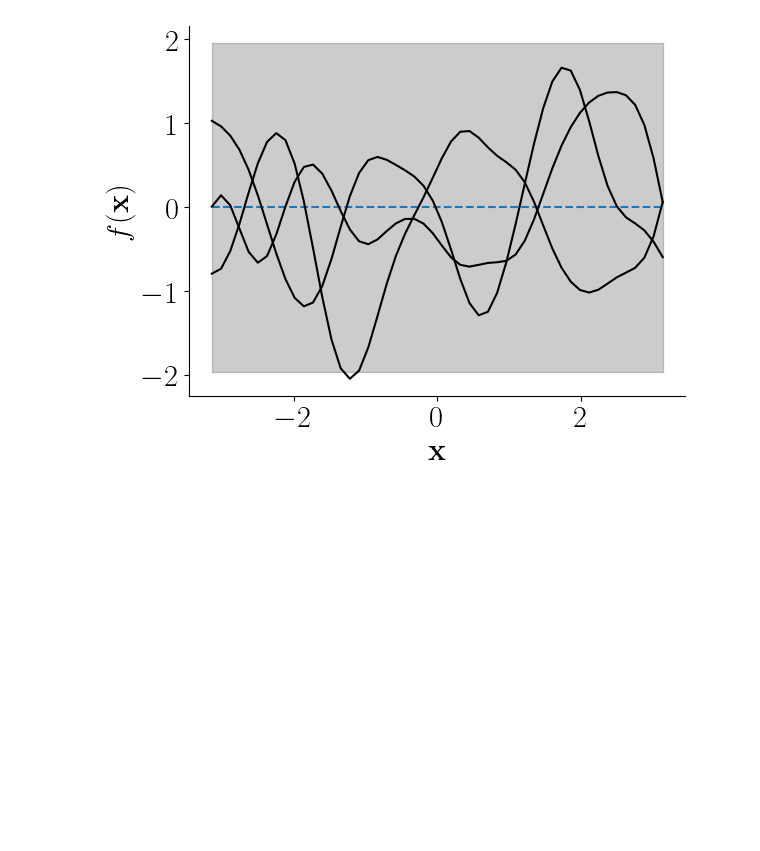
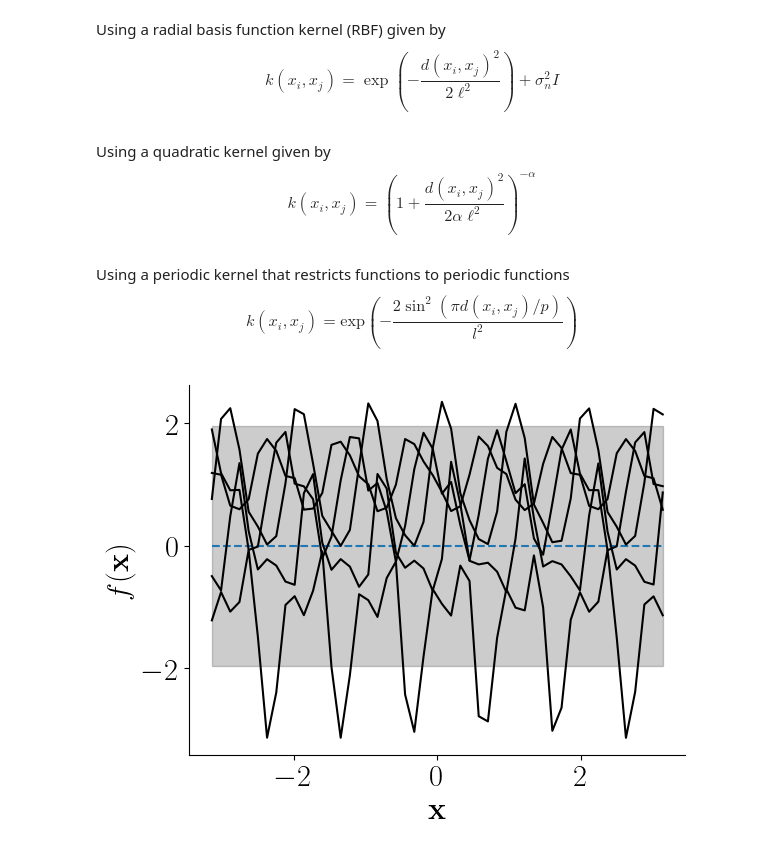
Before and after one commit to kiranvad/DOE, a Jupyter notebook: Lecture 17.ipynb, the cells around one changed output. Cells and saved outputs as stored; diff of their text form; code cells hidden in the pictures; blank space fills up the shorter version.

```diff
--- a/Lecture 17.ipynb
+++ b/Lecture 17.ipynb
@@ -25,0 +26,3 @@ plt.show()
+# %% [markdown]
+Using a radial basis function kernel (RBF) given by
+$$ k(x_i, x_j) = \exp\left(- \frac{d(x_i, x_j)^2}{2\ell^2} \right) + \sigma_n^2 I$$
@@ -25,0 +33,2 @@ plt.show()
+# %% [markdown]
+Using a quadratic kernel given by $$k(x_i, x_j) = \left(1 + \frac{d(x_i, x_j)^2 }{ 2\alpha  \ell^2}\right)^{-\alpha}$$
@@ -26,32 +39,35 @@ plt.show()
+# %% [markdown]
+Using a periodic kernel that restricts functions to periodic functions $$k(x_i, x_j) = \text{exp}\left(-\frac{ 2\sin^2(\pi d(x_i, x_j)/p) }{ l^ 2} \right)$$
+# %%
+from sklearn.gaussian_process.kernels import ExpSineSquared
+periodic_kernel = ExpSineSquared(length_scale=1, periodicity=1)
 # %%
 from sklearn.gaussian_process import GaussianProcessRegressor
-from sklearn.gaussian_process.kernels import RBF
 
-kernel = 1.0 * RBF(0.5)
-GP = GaussianProcessRegressor(kernel=kernel,
+GP = GaussianProcessRegressor(kernel=periodic_kernel,
                               random_state=0
                              )
 mu_s, cov_s = GP.predict(x, return_cov=True)
 uncertainty = 1.96 * np.sqrt(np.diag(cov_s))
-samples = np.random.multivariate_normal(mu_s, cov_s, 3)
+samples = np.random.multivariate_normal(mu_s, cov_s, 5)
 
 with plt.style.context(plt_style):
     fig, ax = plt.subplots()
     ax.plot(x, mu_s, label='Mean', ls='--')
     for s in samples:
         ax.plot(x, s, color='k')
     ax.fill_between(x.flatten(),
                     mu_s+uncertainty, mu_s-uncertainty,
                     color='k',
                     alpha=0.2,
                     label=r'$3\sigma$'
                    )
     ax.set_xlabel(r'$\mathbf{x}$')
     ax.set_ylabel(r'$f(\mathbf{x})$')
-    plt.savefig('./figures/lec17_1.pdf')
+#     plt.savefig('./figures/lec17_1.pdf')
     plt.show()
 # %% [output]
-[figure, old version]
+[figure, new version]
 # %%
 # Noisy training data
 X_train = np.arange(-3, 4, 1).reshape(-1, 1)
```
Also changed, not shown: parts of 7 cells of this notebook, 1 other file.
